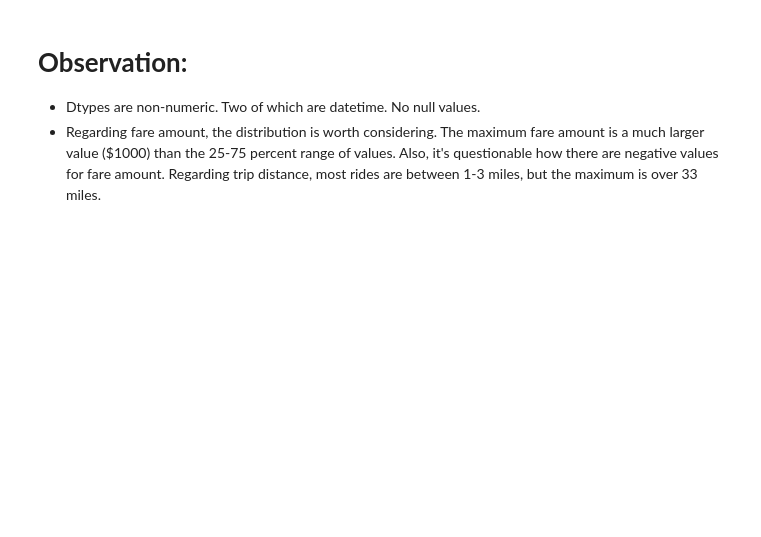
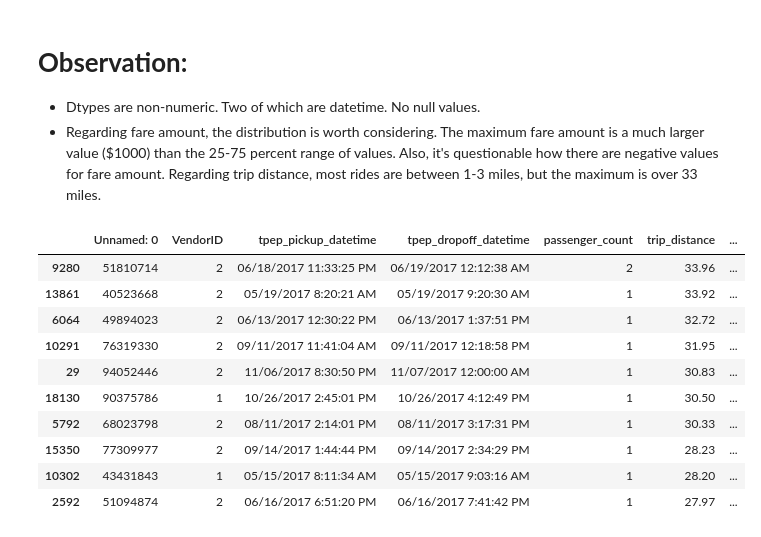
Before and after one commit to Mustafa777Xo/TLC, a Jupyter notebook: TLC.ipynb, the cells around one changed output. Drawn from its saved outputs; the diff is of its cells as text; code cells hidden in the pictures; blank space fills up the shorter version.

Commit message:
data understanding

```diff
--- a/TLC.ipynb
+++ b/TLC.ipynb
@@ -53,3 +53,20 @@ df.describe()
 # **Observation:**
 - Dtypes are non-numeric. Two of which are datetime. No null values.
 -  Regarding fare amount, the distribution is worth considering. The maximum fare amount is a much larger value ($1000) than the 25-75 percent range of values. Also, it's questionable how there are negative values for fare amount. Regarding trip distance, most rides are between 1-3 miles, but the maximum is over 33 miles.
+# %%
+# Sort the data by trip distance from maximum to minimum value
+
+df_sort = df.sort_values(by=['trip_distance'],ascending=False)
+df_sort.head(10)
+# %% [output]
+|  | Unnamed: 0 | VendorID | tpep_pickup_datetime | tpep_dropoff_datetime | passenger_count | trip_distance | ... |
+| 9280 | 51810714 | 2 | 06/18/2017 11:33:25 PM | 06/19/2017 12:12:38 AM | 2 | 33.96 | ... |
+| 13861 | 40523668 | 2 | 05/19/2017 8:20:21 AM | 05/19/2017 9:20:30 AM | 1 | 33.92 | ... |
+| 6064 | 49894023 | 2 | 06/13/2017 12:30:22 PM | 06/13/2017 1:37:51 PM | 1 | 32.72 | ... |
+| 10291 | 76319330 | 2 | 09/11/2017 11:41:04 AM | 09/11/2017 12:18:58 PM | 1 | 31.95 | ... |
+| 29 | 94052446 | 2 | 11/06/2017 8:30:50 PM | 11/07/2017 12:00:00 AM | 1 | 30.83 | ... |
+| 18130 | 90375786 | 1 | 10/26/2017 2:45:01 PM | 10/26/2017 4:12:49 PM | 1 | 30.50 | ... |
+| 5792 | 68023798 | 2 | 08/11/2017 2:14:01 PM | 08/11/2017 3:17:31 PM | 1 | 30.33 | ... |
+| 15350 | 77309977 | 2 | 09/14/2017 1:44:44 PM | 09/14/2017 2:34:29 PM | 1 | 28.23 | ... |
+| 10302 | 43431843 | 1 | 05/15/2017 8:11:34 AM | 05/15/2017 9:03:16 AM | 1 | 28.20 | ... |
+| 2592 | 51094874 | 2 | 06/16/2017 6:51:20 PM | 06/16/2017 7:41:42 PM | 1 | 27.97 | ... |
```
Also changed, not shown: parts of 10 cells of this notebook.
